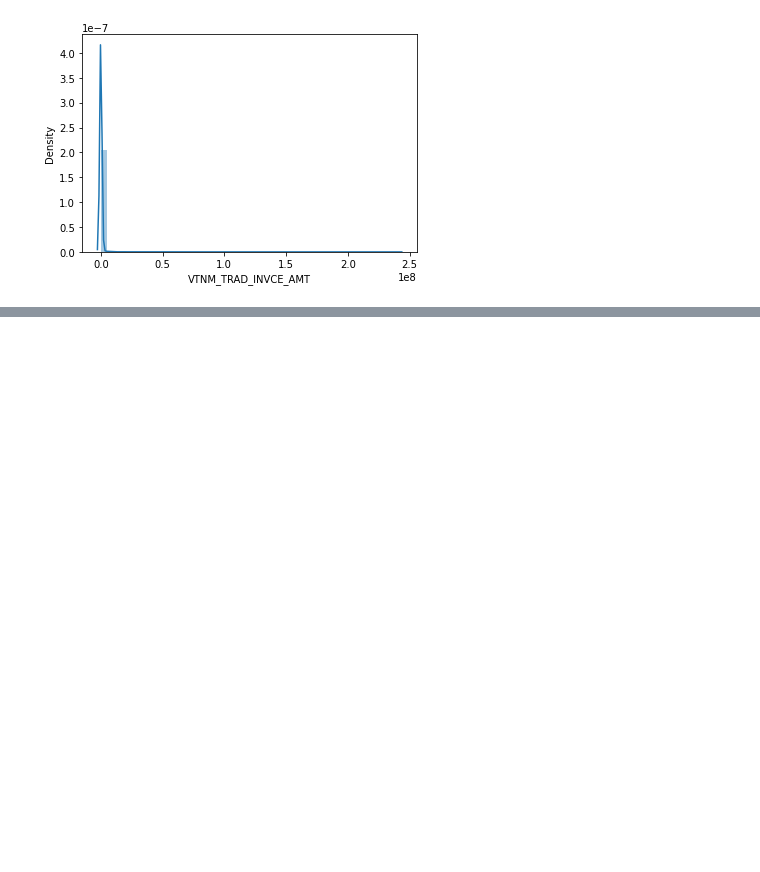
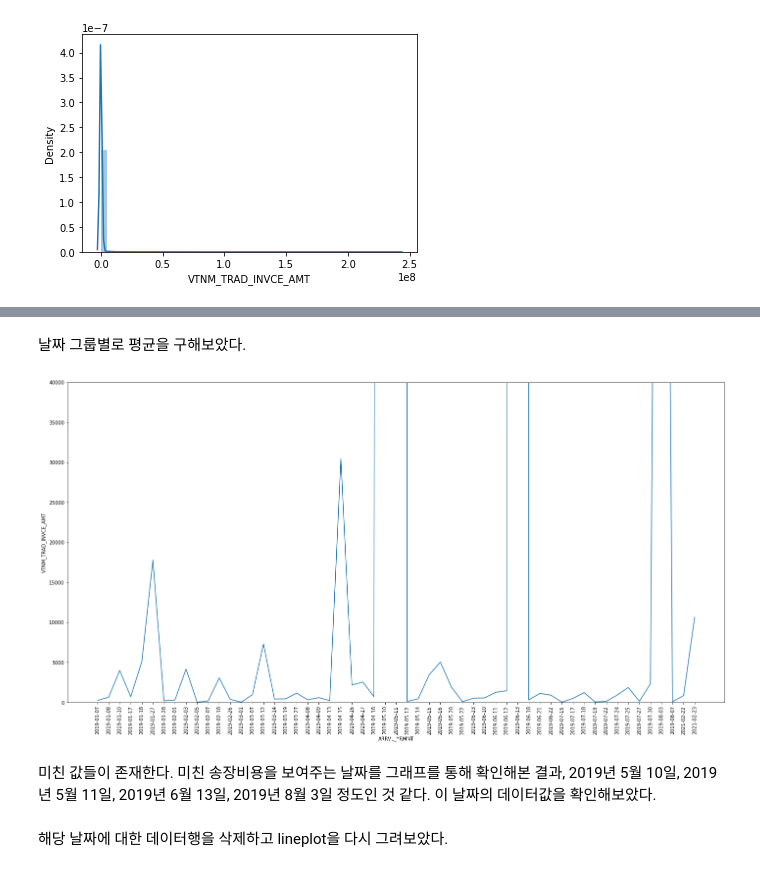
Before and after one commit to SEJUNTONY/Data_Science_Class, a Jupyter notebook: 무역데이터_베트남.ipynb, the cells around one changed output, grey strips where cells are left out. Drawn from its saved outputs; the diff is of its cells as text; code cells hidden in the pictures; blank space fills up the shorter version.

```diff
--- a/무역데이터_베트남.ipynb
+++ b/무역데이터_베트남.ipynb
@@ -39,7 +41,7 @@ Mounted at /content/drive
 # %%
 # 무역 데이터 확인
 
-filename = '/content/drive/MyDrive/데이터사이언스모임/무역데이터_베트남/무역_베트남.csv'
+filename = '/content/drive/MyDrive/데이터사이언스모임/무역데이터_베트남/무역_베트남.csv'
 vietnam = pd.read_csv(filename)
 vietnam.head(10)
 # %% [output]
@@ -121,0 +122,4 @@ Name: VTNM_TRAD_INVCE_AMT, dtype: float64
+# %%
+# 송장금액이 0인 값을 제거
+A = vietnam[vietnam['VTNM_TRAD_INVCE_AMT']==0].index
+vietnam = vietnam.drop(A)
@@ -129,0 +207,3 @@ sns.distplot(vietnam['VTNM_TRAD_INVCE_AMT'])
+# %%
+viet_hscd1 = vietnam[(vietnam['HS_CD']==39269099)]
+viet_hscd1
@@ -129,0 +224,19 @@ sns.distplot(vietnam['VTNM_TRAD_INVCE_AMT'])
+# %% [markdown]
+날짜 그룹별로 평균을 구해보았다.
+# %%
+viet_hscd1_lineplot = viet_hscd1.groupby(['ARRVL_YRMNT'], as_index=False).mean()
+# %%
+amt = "VTNM_TRAD_INVCE_AMT"
+arrvl = "ARRVL_YRMNT"
+f, ax = plt.subplots(figsize=(24,12))
+fig = sns.lineplot(x=arrvl, y=amt, data=viet_hscd1_lineplot)
+fig.axis(ymin=0, ymax = 40000);
+plt.xticks(rotation=90);
+# %% [output]
+[figure, added]
+# %% [markdown]
+미친 값들이 존재한다.
+미친 송장비용을 보여주는 날짜를 그래프를 통해 확인해본 결과, 2019년 5월 10일, 2019년 5월 11일, 2019년 6월 13일, 2019년 8월 3일 정도인 것 같다.
+이 날짜의 데이터값을 확인해보았다.
+# %% [markdown]
+해당 날짜에 대한 데이터행을 삭제하고 lineplot을 다시 그려보았다.
```
Also changed, not shown: parts of 19 cells of this notebook.
